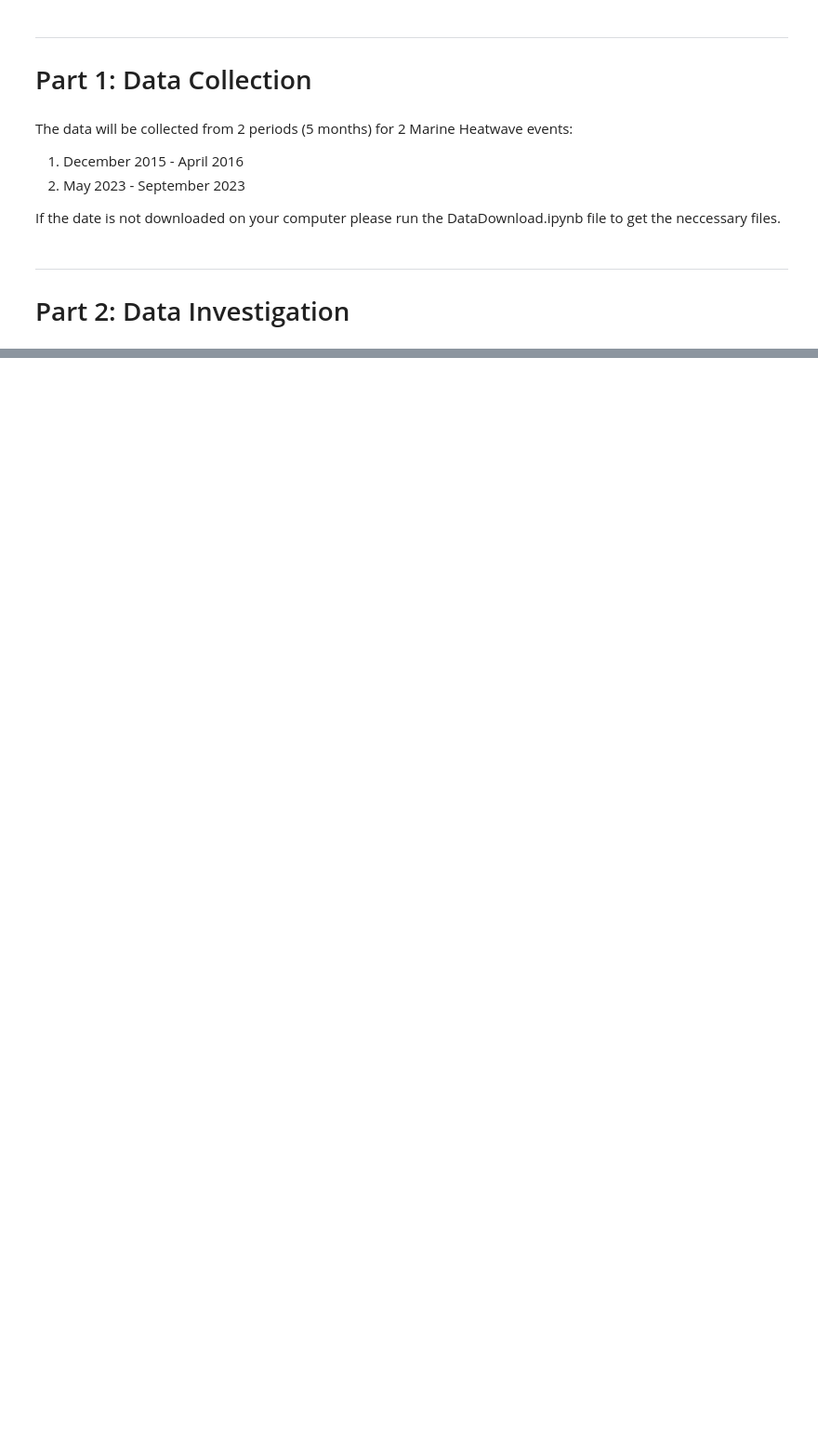
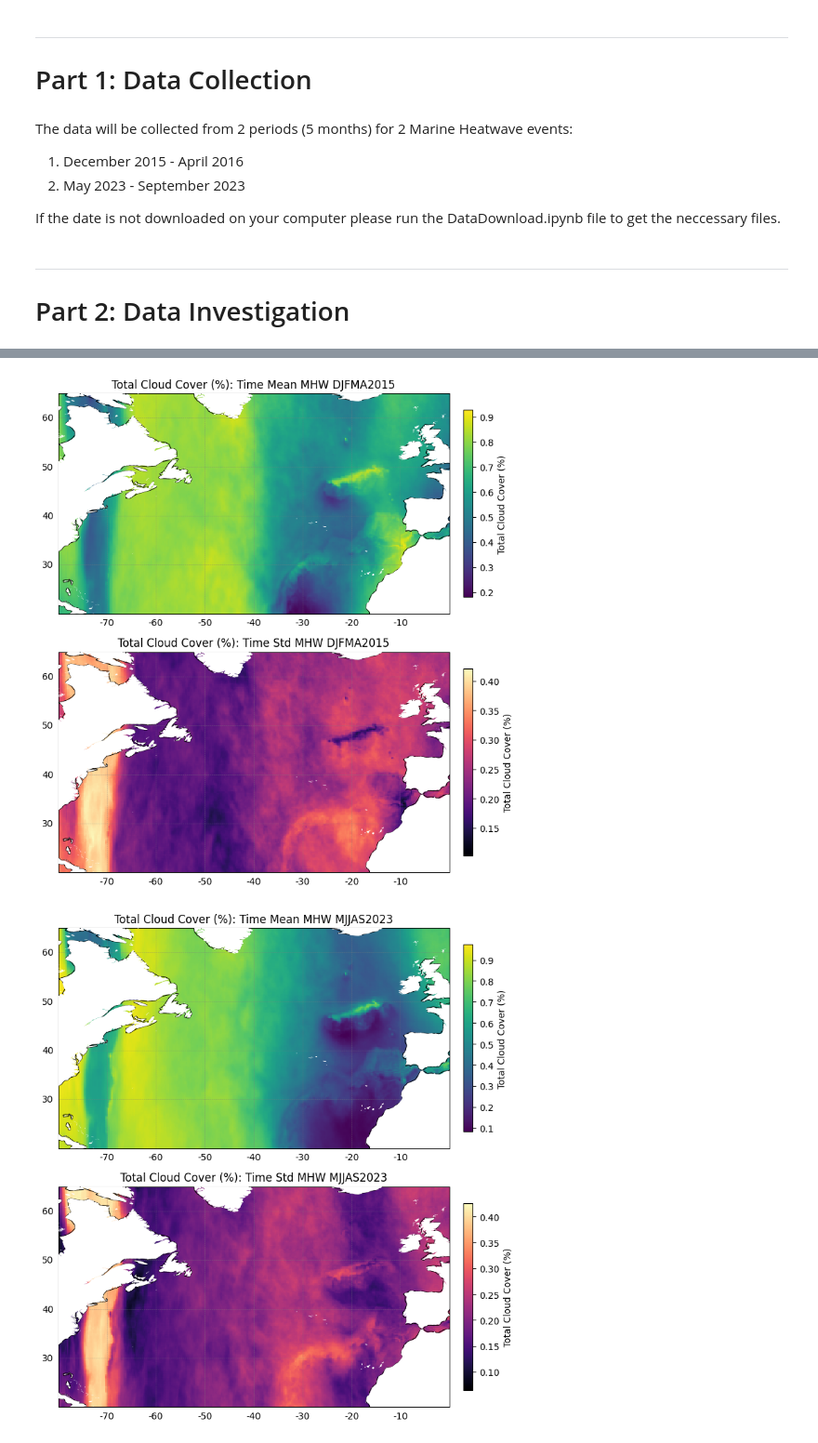
Before and after one commit to natslimak/OceanCourses, a Jupyter notebook: DigitalOcean/Project/MarineHeatwaves.ipynb, the cells around one changed output, grey strips where cells are left out. Shown at 93% size. Drawn from its saved outputs; the diff is of its cells as text; code cells hidden in the pictures; blank space fills up the shorter version.

```diff
--- a/DigitalOcean/Project/MarineHeatwaves.ipynb
+++ b/DigitalOcean/Project/MarineHeatwaves.ipynb
@@ -94,0 +335,6 @@ plt.show()
+# %%
+plot_mean_std_maps_era5(ds_tcc_2016, 'tcc', 'MHW DJFMA2015')
+plot_mean_std_maps_era5(ds_tcc_2023, 'tcc', 'MHW MJJAS2023')
+# %% [output]
+[figure, added]
+[figure, added]
```
Also changed, not shown: parts of 12 cells of this notebook, 3 other files.
